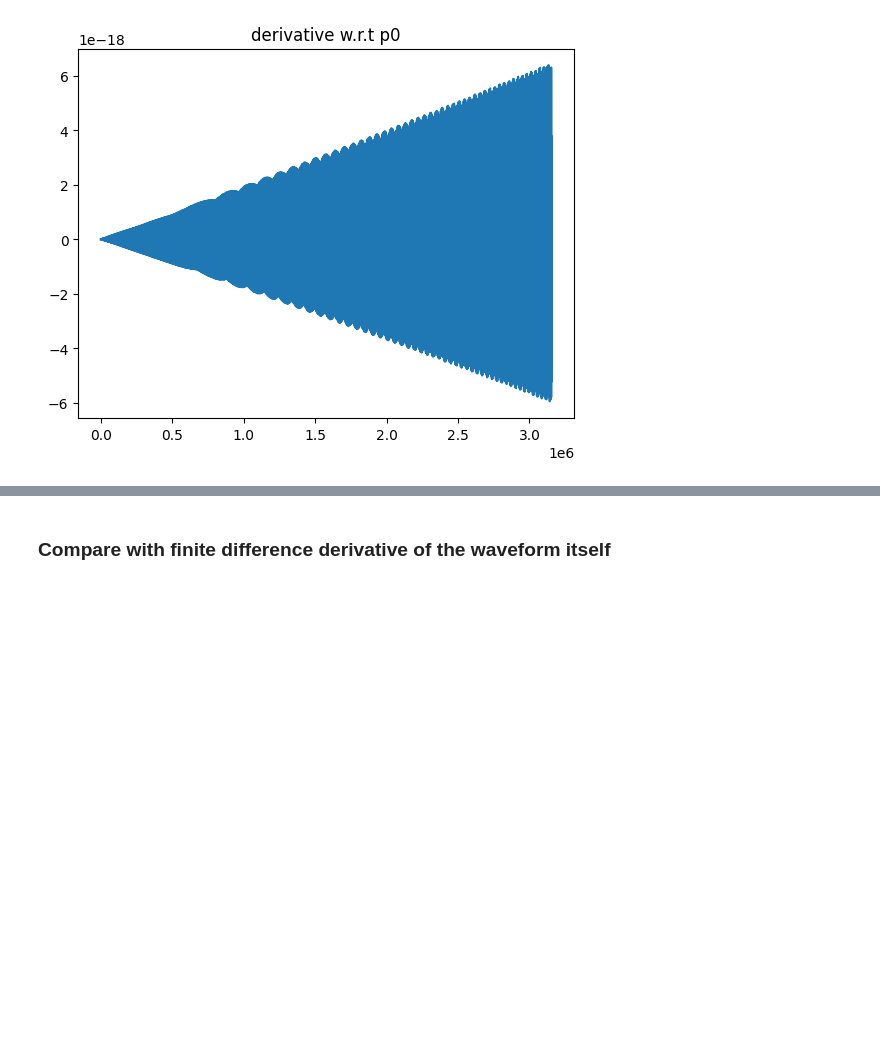
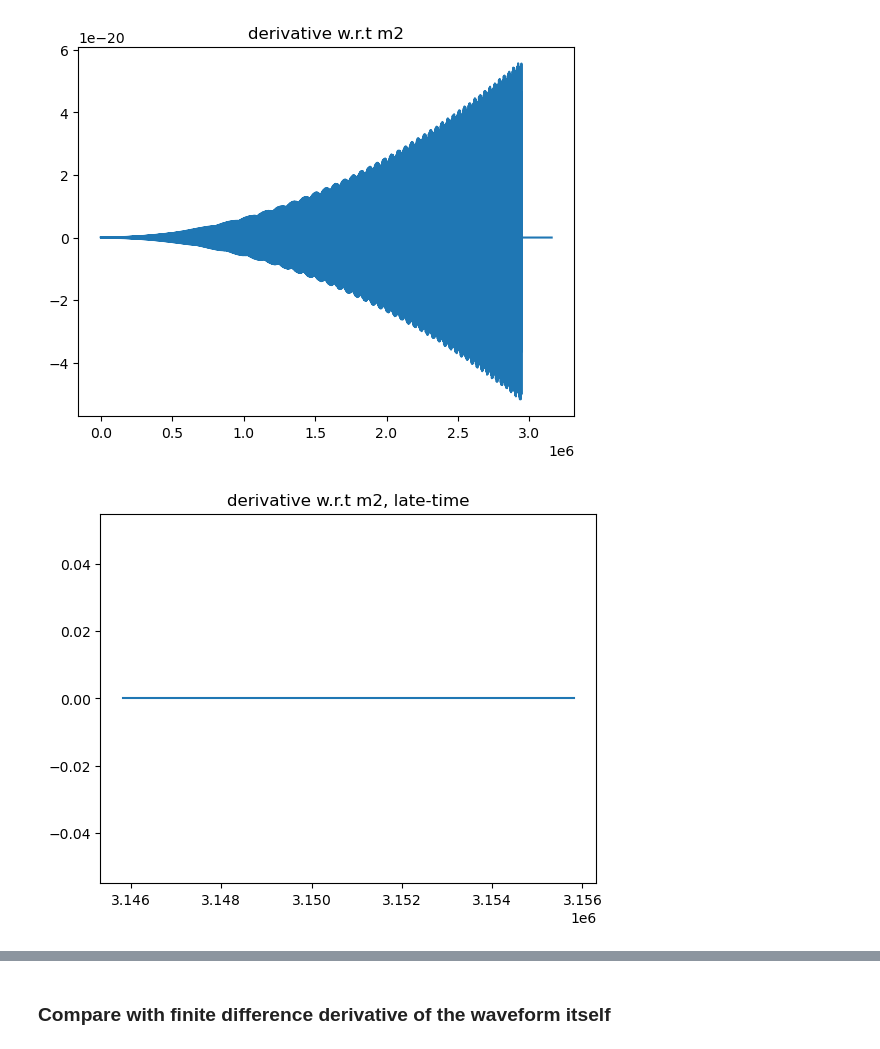
Before and after one commit to perturber/StableEMRIFisher, a Jupyter notebook: StableEMRIDerivative_FEW2April.ipynb, the cells around one changed output, grey strips where cells are left out. Saved outputs shown, nothing was run; the diff lists cells and outputs as text; code cells hidden in the pictures; blank space fills up the shorter version.

```diff
--- a/StableEMRIDerivative_FEW2April.ipynb
+++ b/StableEMRIDerivative_FEW2April.ipynb
@@ -578,22 +643,32 @@ parameters = {}
 for i in range(len(param_names)):
     parameters[param_names[i]] = pars_list[i]
 
-deriv_parameter = 'p0'
+param_to_vary = 'm2'
 
-delta_p0 = 1e-5
-deltas = np.array([-2*delta_p0, -delta_p0, delta_p0, 2*delta_p0])
-
-stencil_fun = lambda steps, eps: (-steps[0] + 8 * steps[1] - 8 * steps[2] + steps[3]) / (12 * eps)
+delta = 1e-5  #finite difference delta for the chosen paramete
+order = 4 #order of finite-difference derivative
+kind = "central" #kind of finite-difference derivative
 
 der = waveform_derivative(*pars_list, T = T, dt = dt,
                     parameters = parameters,
-                    deriv_parameter = deriv_parameter,
-                    deltas = deltas,
-                    stencil_fun = stencil_fun)
+                    param_to_vary = param_to_vary,
+                    delta = delta,
+                    order = order,
+                    kind = kind)
 # %%
 times = np.arange(len(der))*dt
 plt.plot(times, der.real)
-plt.title(f"derivative w.r.t {deriv_parameter}")
+plt.title(f"derivative w.r.t {param_to_vary}")
 plt.show()
+
+times = np.arange(len(der))*dt
+plt.plot(times[-1000:], der.real[-1000:])
+plt.title(f"derivative w.r.t {param_to_vary}, late-time")
+plt.show()
+
+plt.plot(times[:1000], der.real[:1000])
+plt.title(f"derivative w.r.t {param_to_vary}, early-time")
+plt.show()
 # %% [output]
-[figure, old version]
+[figure, new version]
+[figure, added]
```
Also changed, not shown: parts of 6 cells of this notebook.
